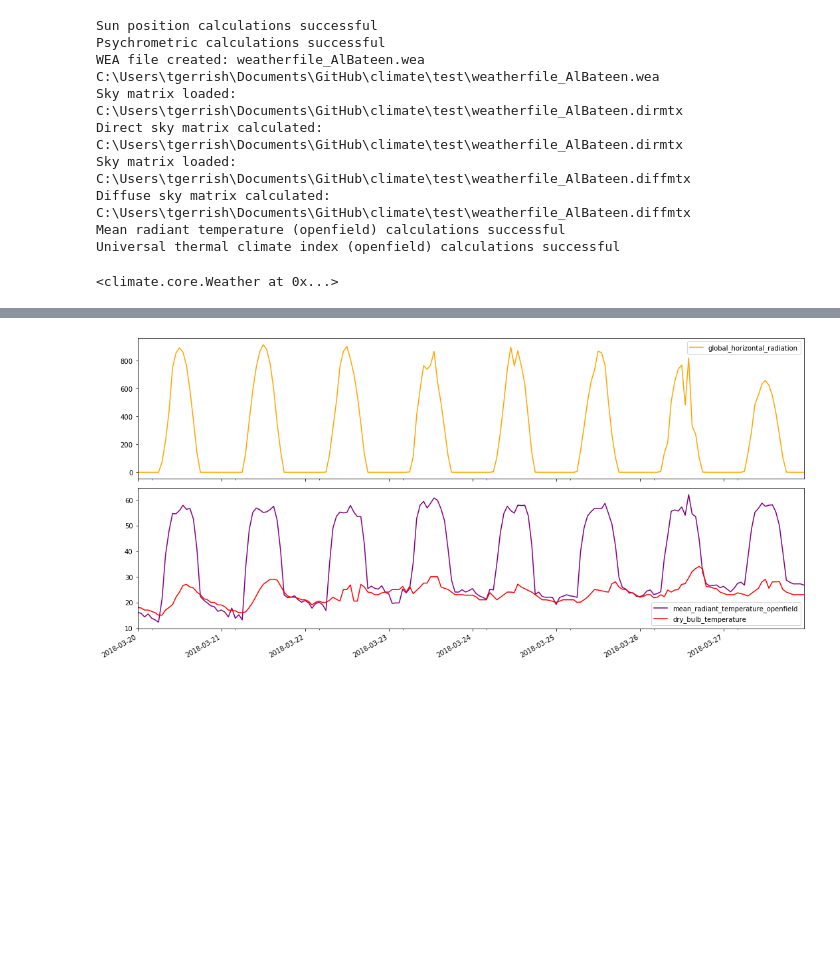
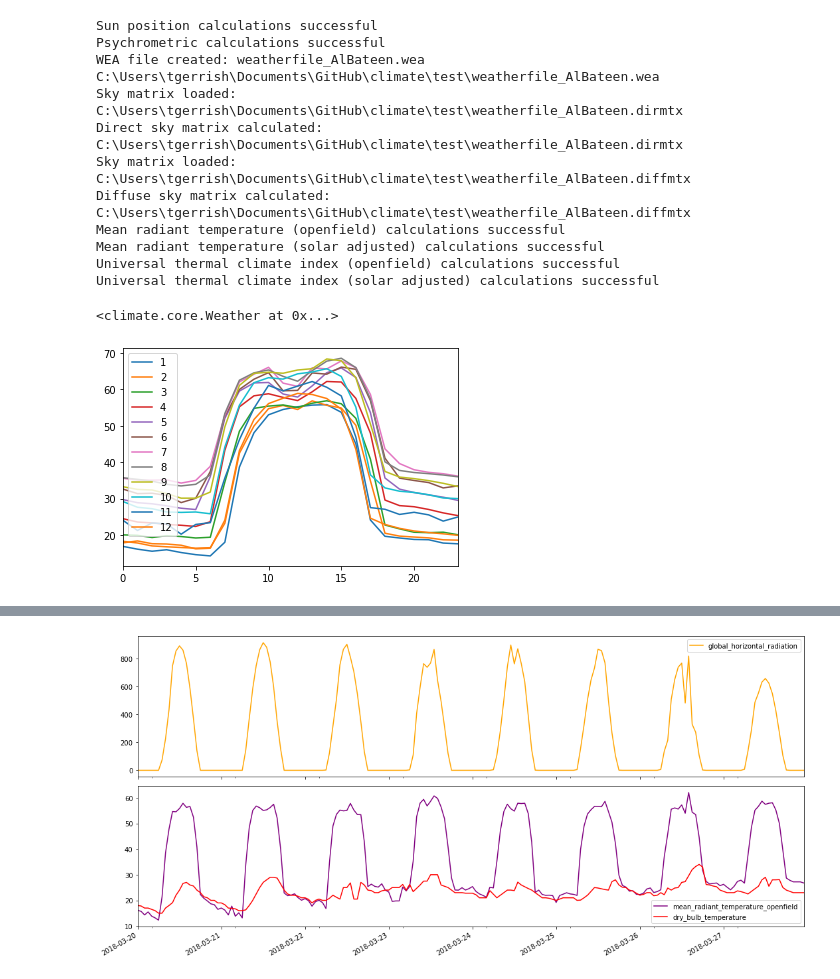
Before and after one commit to cycle13/climate, a Jupyter notebook: test.ipynb, the cells around one changed output, grey strips where cells are left out. Cells and saved outputs as stored; diff of their text form; code cells hidden in the pictures; blank space fills up the shorter version.

```diff
--- a/test.ipynb
+++ b/test.ipynb
@@ -23,9 +39,9 @@ weather.run_sun_position()
 weather.run_psychrometrics()
 weather.run_sky_matrix()
 weather.run_mean_radiant_temperature(method="openfield")
-# weather.run_mean_radiant_temperature(method="solar_adjusted")
+weather.run_mean_radiant_temperature(method="solar_adjusted")
 weather.run_universal_thermal_climate_index(method="openfield")
-# weather.run_universal_thermal_climate_index(method="solar_adjusted")
+weather.run_universal_thermal_climate_index(method="solar_adjusted")
 # %% [output]
 Sun position calculations successful
 Psychrometric calculations successful
@@ -36,5 +52,13 @@ Direct sky matrix calculated: C:\Users\tgerrish\Documents\GitHub\climate\test\we
 Sky matrix loaded: C:\Users\tgerrish\Documents\GitHub\climate\test\weatherfile_AlBateen.diffmtx
 Diffuse sky matrix calculated: C:\Users\tgerrish\Documents\GitHub\climate\test\weatherfile_AlBateen.diffmtx
 Mean radiant temperature (openfield) calculations successful
+Mean radiant temperature (solar adjusted) calculations successful
 Universal thermal climate index (openfield) calculations successful
+Universal thermal climate index (solar adjusted) calculations successful
 <climate.core.Weather at 0x...>
+# %%
+for i in range(12):
+    temp = weather.mean_radiant_temperature_openfield[weather.index.month == i+1]
+    temp.groupby([temp.index.hour]).median().plot(label=i+1, legend=True)
+# %% [output]
+[figure, added]
```
Also changed, not shown: parts of 6 cells of this notebook.
